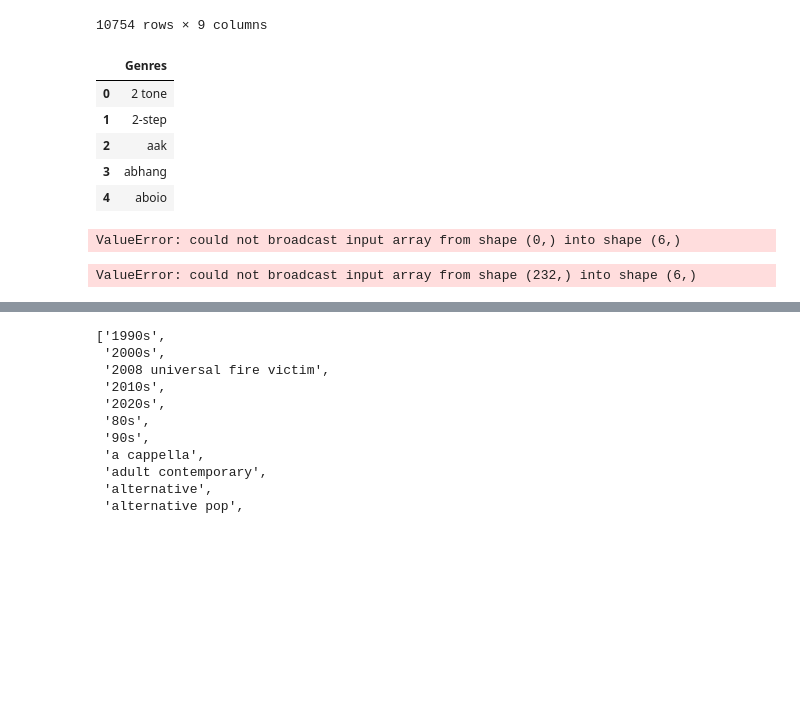
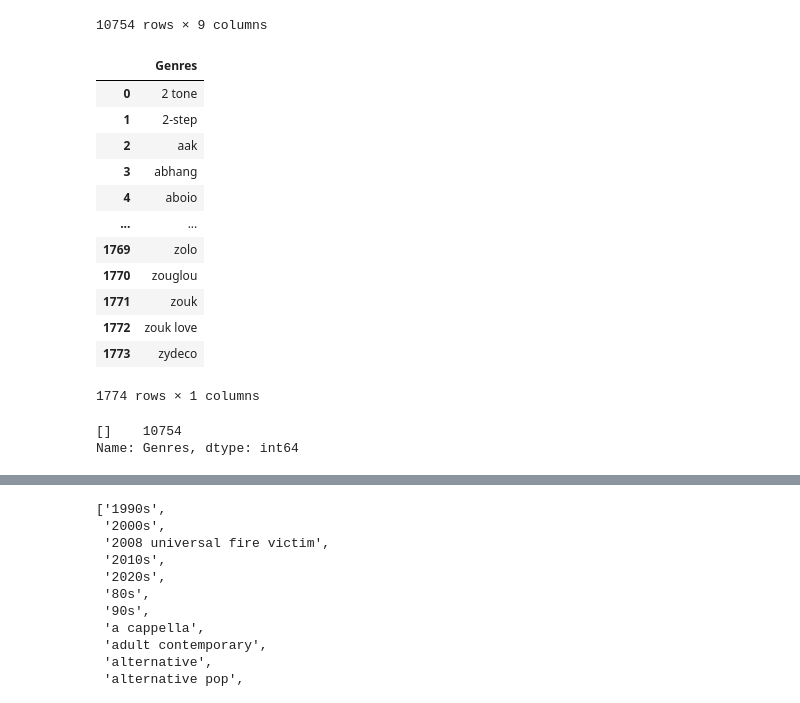
Before and after one commit to matthieubaillard/gender-diversity-in-music-charts, a Jupyter notebook: projet.ipynb, the cells around one changed output, grey strips where cells are left out. Cells and saved outputs as stored; diff of their text form; code cells hidden in the pictures; blank space fills up the shorter version.

```diff
--- a/projet.ipynb
+++ b/projet.ipynb
@@ -1284,62 +1304,23 @@ artist_info_df
 artist_info_df = artist_info_df.rename(columns={'Other Tags': 'Genres'})
 # %%
 genres_df = pd.read_csv('musicbrainz_genres.csv', sep=',', index_col=None)
-genres_df.head()
+genres_df
 # %% [output]
 |  | Genres |
 | 0 | 2 tone |
 | 1 | 2-step |
 | 2 | aak |
 | 3 | abhang |
 | 4 | aboio |
+| ... | ... |
+| 1769 | zolo |
+| 1770 | zouglou |
+| 1771 | zouk |
+| 1772 | zouk love |
+| 1773 | zydeco |
+1774 rows × 1 columns
-# %%
-# Iterate through the rows
-for index, row in artist_info_df.iterrows():
-    # Compare Tags with MusicBrainz genre list
-    tags = row['Tags']
-    genres = []
-
-    # Add tag to genres list if found in MB's genres
-    for tag in tags:
-        if tag in genres_df['Genres'].values:
-            genres.append(tag)
-
-    # Move genres to the "Genre" column and remove them from "Tags"
-    artist_info_df.at[index, 'Genres'] = genres
-    artist_info_df.at[index, 'Tags'] = [tag for tag in tags if tag not in genres]
-
-
-# Rename "Tags" column to "Other Tags"
-artist_info_df = artist_info_df.rename(columns={'Tags': 'Other Tags'})
-
-
-artist_info_df
-# %% [output]
-ValueError: could not broadcast input array from shape (0,) into shape (6,)
-# %%
-for index, row in artist_info_df.iterrows():
-    # Compare Tags with MusicBrainz genre list
-    tags = row['Tags']
-    genres = []
-
-    # Add tag to genres list if found in MB's genres
-    for tag in tags:
-        if tag in genres_df['Genres'].values:
-            genres.append(tag)
-
-    # Move genres to the "Genre" column and remove them from "Tags"
-    artist_info_df.loc[index, 'Genres'] = ', '.join(genres) if genres else ''  # Convert genres list to string
-
-    # Create a list of filtered tags
-    filtered_tags = [tag for tag in tags if tag not in genres]
-
-    # Pad the filtered tags list with empty strings to match the size of the original 'Tags' column
-    padded_tags = filtered_tags + [''] * (len(tags) - len(filtered_tags))
-
-    # Assign the filtered tags back to the 'Tags' column, replacing the original values
-    artist_info_df.loc[index, 'Tags'] = padded_tags
-
-# Rename "Tags" column to "Other Tags"
-artist_info_df = artist_info_df.rename(columns={'Tags': 'Other Tags'})
-# %% [output]
-ValueError: could not broadcast input array from shape (232,) into shape (6,)
+# %%
+artist_info_df['Genres'].value_counts()
+# %% [output]
+[]    10754
+Name: Genres, dtype: int64
```
Also changed, not shown: parts of 31 cells of this notebook.
